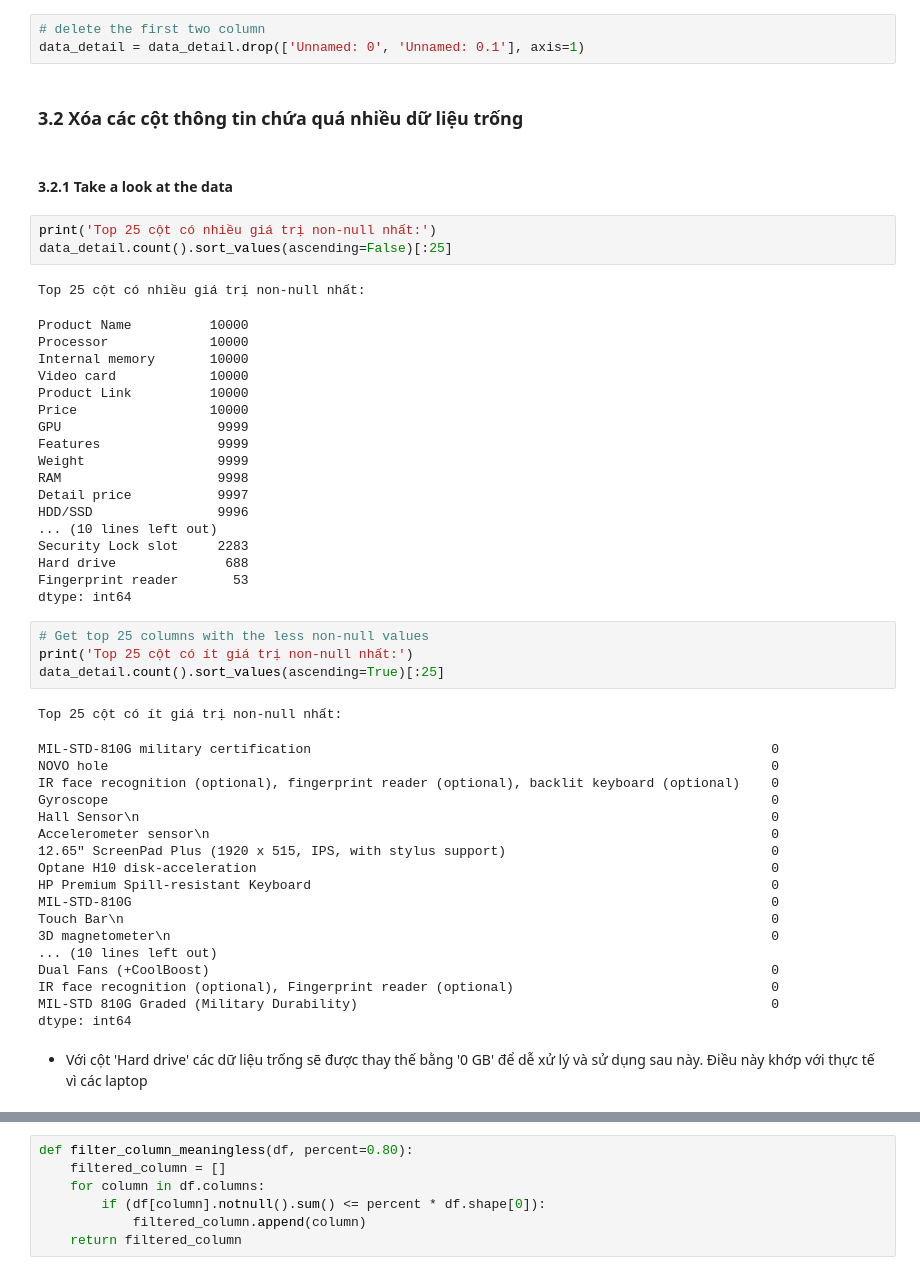
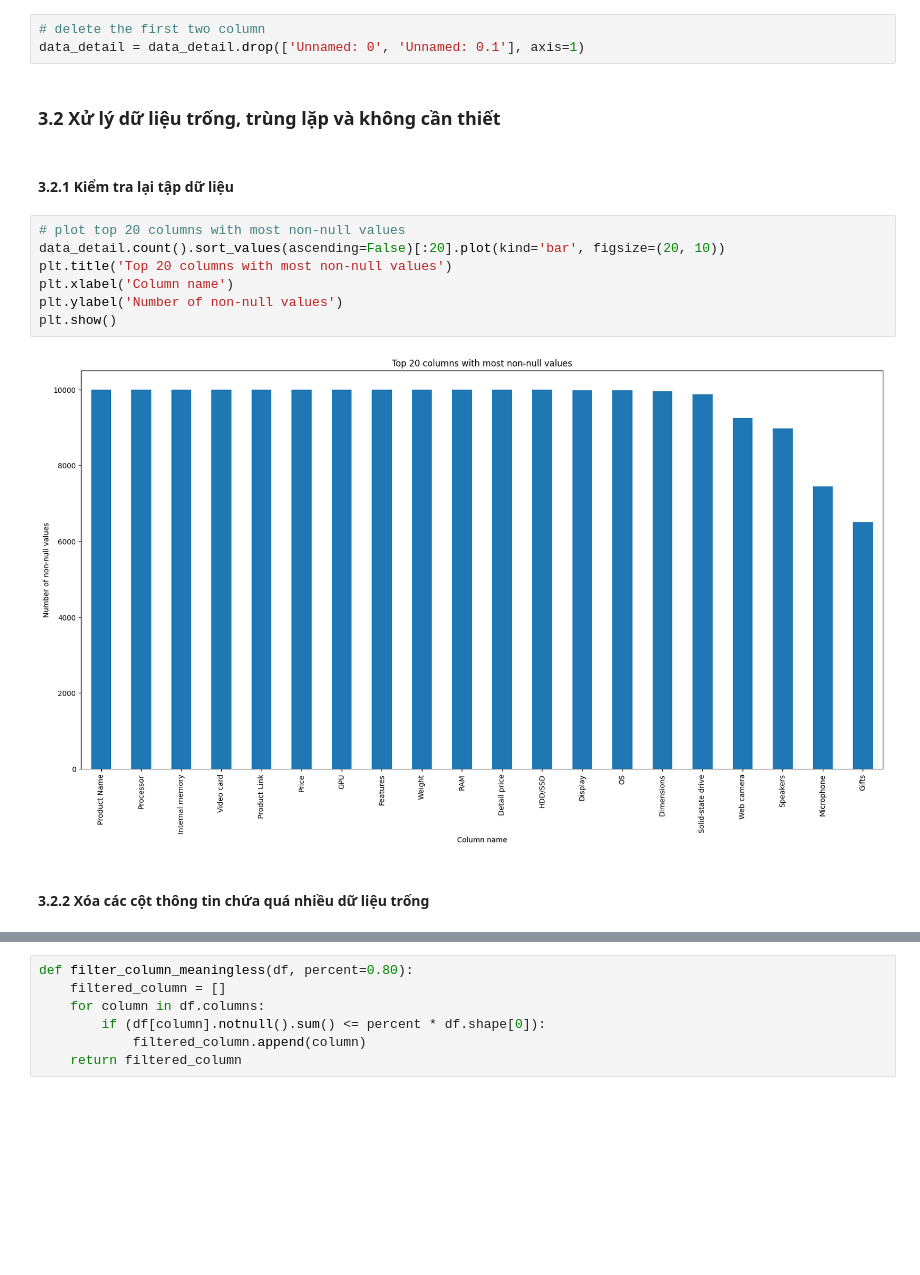
Before and after one commit to vm7608/DS-Final-Predict-Laptop-Price, a Jupyter notebook: khdl_10k/data_cleaning.ipynb, the cells around one changed output, grey strips where cells are left out. Saved outputs shown, nothing was run; the diff lists cells and outputs as text; blank space fills up the shorter version.

```diff
--- a/khdl_10k/data_cleaning.ipynb
+++ b/khdl_10k/data_cleaning.ipynb
@@ -45,54 +77,18 @@ Hai cột đầu tiên không chứa thông tin liên quan nên sẽ được x
 # %%
 # delete the first two column
 data_detail = data_detail.drop(['Unnamed: 0', 'Unnamed: 0.1'], axis=1)
+# %% [markdown]
+### 3.2 Xử lý dữ liệu trống, trùng lặp và không cần thiết
+# %% [markdown]
+#### 3.2.1 Kiểm tra lại tập dữ liệu
+# %%
+# plot top 20 columns with most non-null values
+data_detail.count().sort_values(ascending=False)[:20].plot(kind='bar', figsize=(20, 10))
+plt.title('Top 20 columns with most non-null values')
+plt.xlabel('Column name')
+plt.ylabel('Number of non-null values')
+plt.show()
+# %% [output]
+[figure, added]
 # %% [markdown]
-### 3.2 Xóa các cột thông tin chứa quá nhiều dữ liệu trống
+#### 3.2.2 Xóa các cột thông tin chứa quá nhiều dữ liệu trống
-# %% [markdown]
-#### 3.2.1 Take a look at the data
-# %%
-print('Top 25 cột có nhiều giá trị non-null nhất:')
-data_detail.count().sort_values(ascending=False)[:25]
-# %% [output]
-Top 25 cột có nhiều giá trị non-null nhất:
-Product Name          10000
-Processor             10000
-Internal memory       10000
-Video card            10000
-Product Link          10000
-Price                 10000
-GPU                    9999
-Features               9999
-Weight                 9999
-RAM                    9998
-Detail price           9997
-HDD/SSD                9996
-... (10 lines left out)
-Security Lock slot     2283
-Hard drive              688
-Fingerprint reader       53
-dtype: int64
-# %%
-# Get top 25 columns with the less non-null values
-print('Top 25 cột có ít giá trị non-null nhất:')
-data_detail.count().sort_values(ascending=True)[:25]
-# %% [output]
-Top 25 cột có ít giá trị non-null nhất:
-MIL-STD-810G military certification                                                           0
-NOVO hole                                                                                     0
-IR face recognition (optional), fingerprint reader (optional), backlit keyboard (optional)    0
-Gyroscope                                                                                     0
-Hall Sensor\n                                                                                 0
-Accelerometer sensor\n                                                                        0
-12.65" ScreenPad Plus (1920 x 515, IPS, with stylus support)                                  0
-Optane H10 disk-acceleration                                                                  0
-HP Premium Spill-resistant Keyboard                                                           0
-MIL-STD-810G                                                                                  0
-Touch Bar\n                                                                                   0
-3D magnetometer\n                                                                             0
-... (10 lines left out)
-Dual Fans (+CoolBoost)                                                                        0
-IR face recognition (optional), Fingerprint reader (optional)                                 0
-MIL-STD 810G Graded (Military Durability)                                                     0
-dtype: int64
-# %% [markdown]
-- Với cột 'Hard drive' các dữ liệu trống sẽ được thay thế bằng '0 GB' để dễ xử lý và sử dụng sau này. Điều này khớp với thực tế vì các laptop
```
Also changed, not shown: parts of 72 cells of this notebook, 35 other files.
